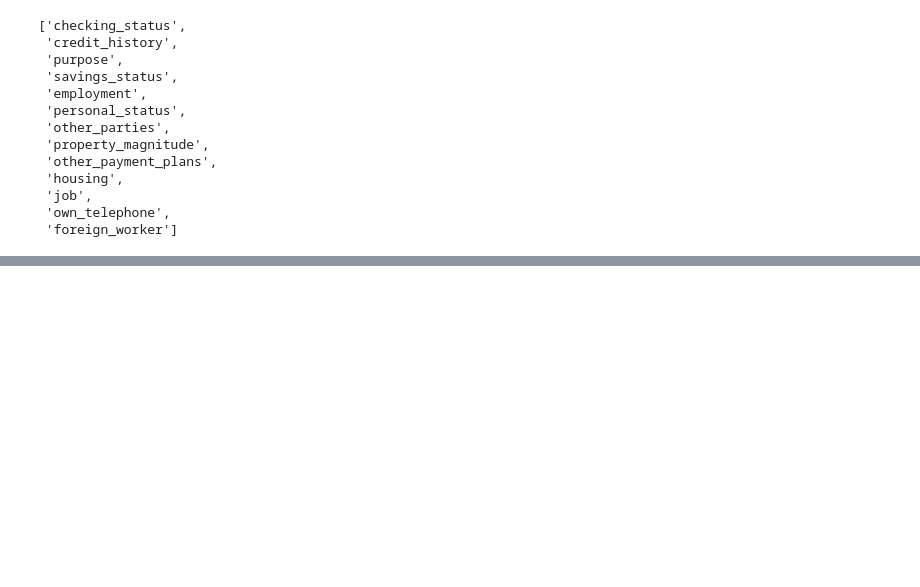
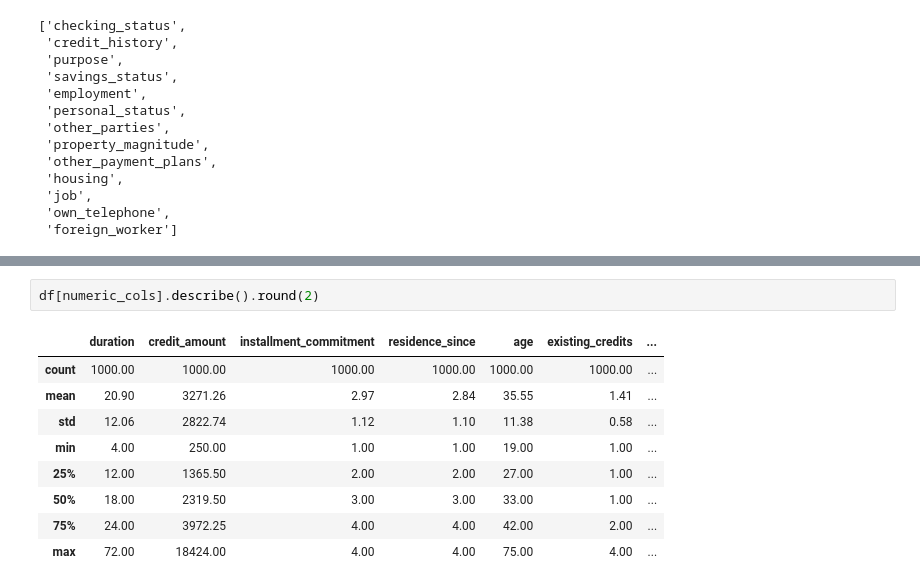
Before and after one commit to Abhinav289/Credit-Risk-ML-Project, a Jupyter notebook: notebooks/01_EDA.ipynb, the cells around one changed output, grey strips where cells are left out. Drawn from its saved outputs; the diff is of its cells as text; blank space fills up the shorter version.

```diff
--- a/notebooks/01_EDA.ipynb
+++ b/notebooks/01_EDA.ipynb
@@ -164,0 +174,12 @@ categorical_cols
+# %%
+df[numeric_cols].describe().round(2)
+# %% [output]
+|  | duration | credit_amount | installment_commitment | residence_since | age | existing_credits | ... |
+| count | 1000.00 | 1000.00 | 1000.00 | 1000.00 | 1000.00 | 1000.00 | ... |
+| mean | 20.90 | 3271.26 | 2.97 | 2.84 | 35.55 | 1.41 | ... |
+| std | 12.06 | 2822.74 | 1.12 | 1.10 | 11.38 | 0.58 | ... |
+| min | 4.00 | 250.00 | 1.00 | 1.00 | 19.00 | 1.00 | ... |
+| 25% | 12.00 | 1365.50 | 2.00 | 2.00 | 27.00 | 1.00 | ... |
+| 50% | 18.00 | 2319.50 | 3.00 | 3.00 | 33.00 | 1.00 | ... |
+| 75% | 24.00 | 3972.25 | 4.00 | 4.00 | 42.00 | 2.00 | ... |
+| max | 72.00 | 18424.00 | 4.00 | 4.00 | 75.00 | 4.00 | ... |
```
Also changed, not shown: parts of 6 cells of this notebook, 1 other file.
